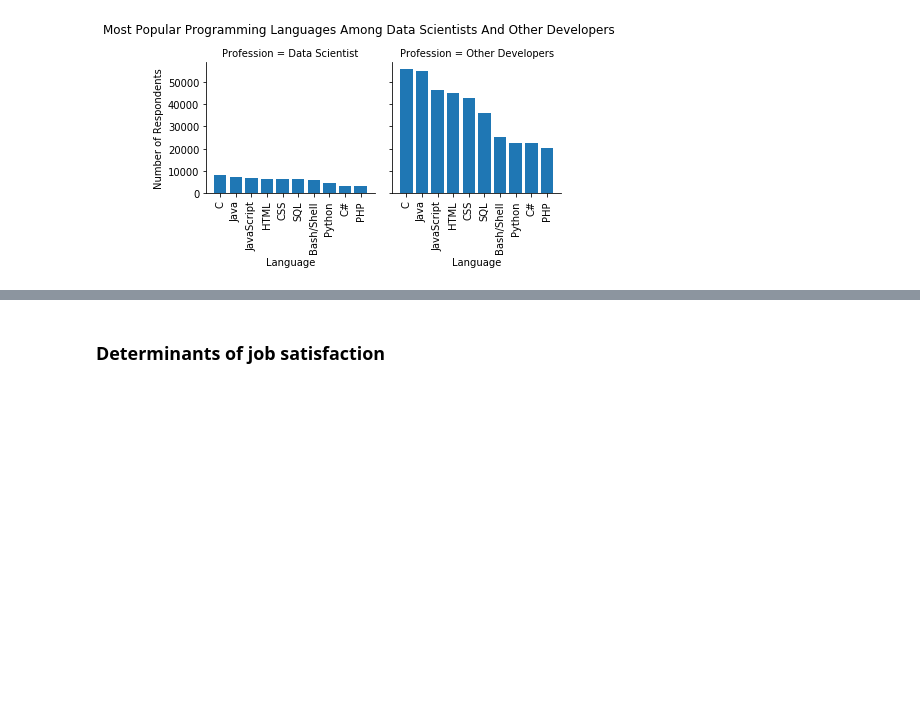
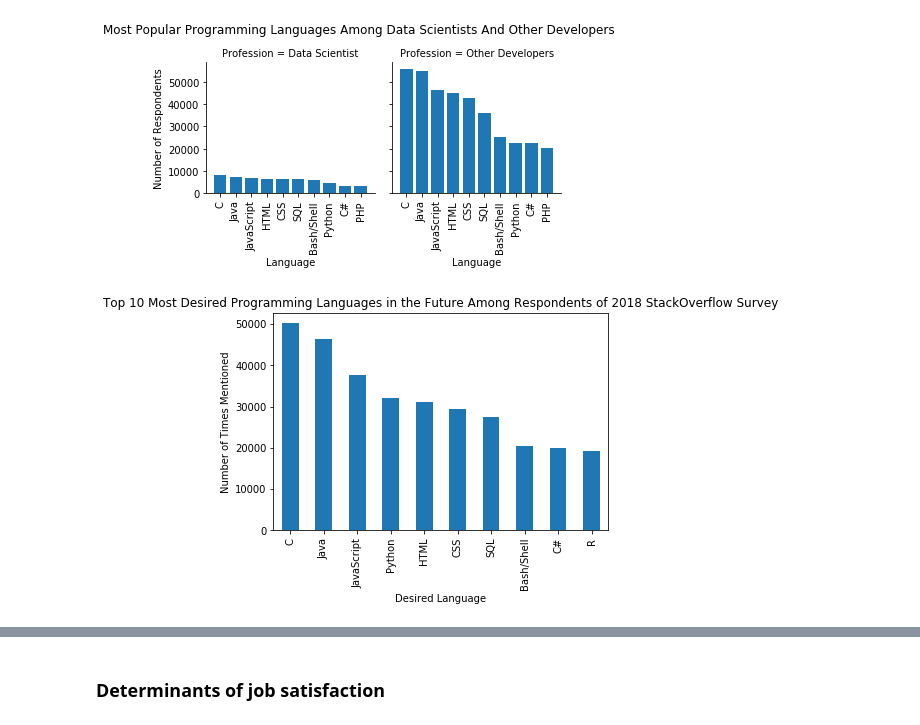
Before and after one commit to celestinhermez/stackoverflow_survey_2018_analysis, a Jupyter notebook: Developer Survey Analysis.ipynb, the cells around one changed output, grey strips where cells are left out. Saved outputs shown, nothing was run; the diff lists cells and outputs as text; code cells hidden in the pictures; blank space fills up the shorter version.

Commit message:
Future Language Analysis Repeating the analysis for the languages already used to languages desired in the future.

```diff
--- a/Developer Survey Analysis.ipynb
+++ b/Developer Survey Analysis.ipynb
@@ -330,0 +316,14 @@ create_faceted_plot(languages_DS, languages_noDS,
+# %%
+# We can now repeat the same analysis, for languages people want to work with in the future
+# We first look at it overall
+
+data_2018_languages_future = data_2018.loc[data_2018.LanguageDesireNextYear.notnull(),:]
+languages_future = extract_unique_values(data_2018_languages_future, 'LanguageDesireNextYear')
+languages_future_overall = compute_unique_count(data_2018_languages_future,
+                                                'LanguageDesireNextYear', 'language', languages_future)
+languages_future_overall.head(10).plot(kind = 'bar', legend = None);
+plt.title("Top 10 Most Desired Programming Languages for the Future Among Respondents of 2018 StackOverflow Survey");
+plt.xlabel("Desired Language");
+plt.ylabel("Number of Times Mentioned");
+# %% [output]
+[figure, added]
```
Also changed, not shown: parts of 3 cells of this notebook.
